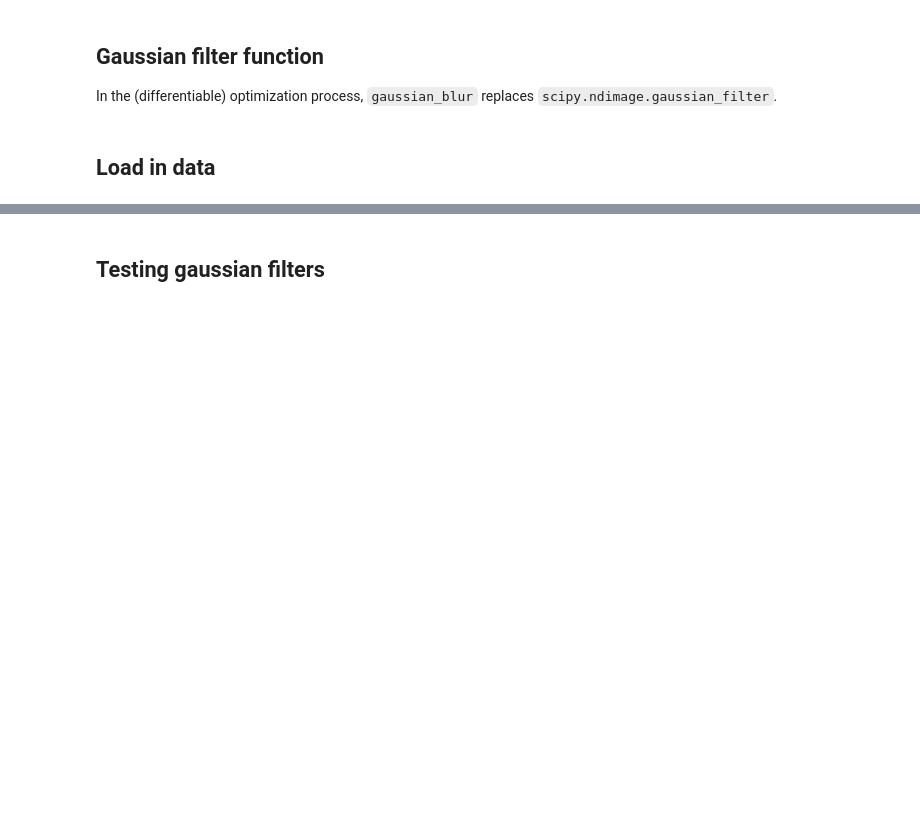
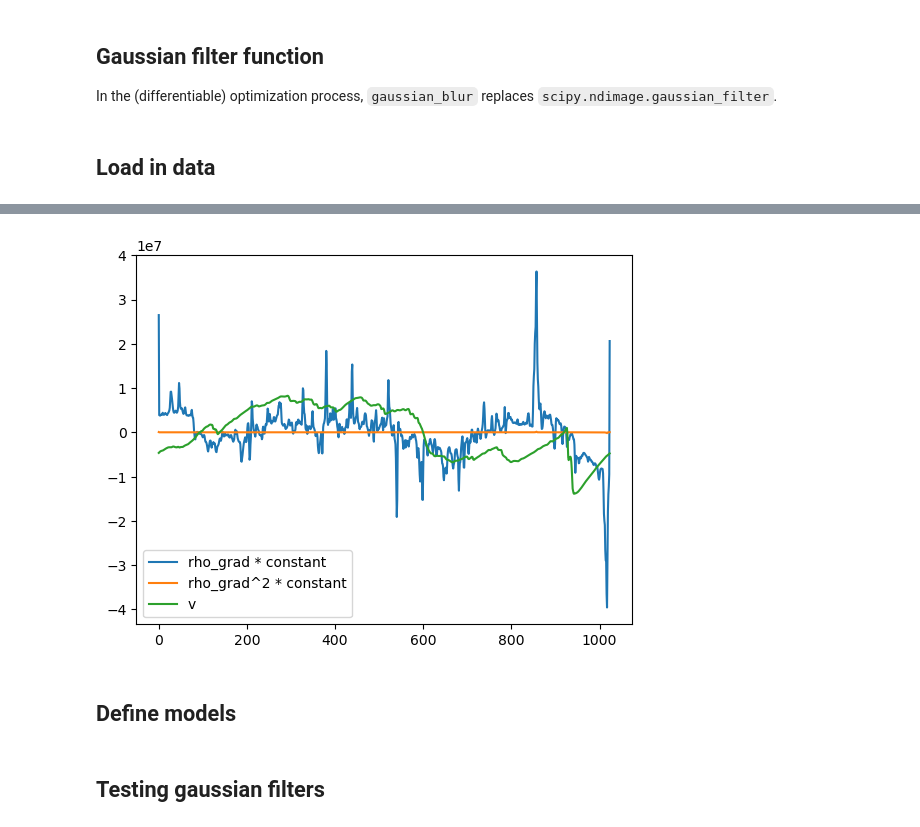
Before and after one commit to Jupiter1994/lya-tf, a Jupyter notebook: lya_fields/DM_to_bary_fitting.ipynb, the cells around one changed output, grey strips where cells are left out. Drawn from its saved outputs; the diff is of its cells as text; code cells hidden in the pictures; blank space fills up the shorter version.

```diff
--- a/lya_fields/DM_to_bary_fitting.ipynb
+++ b/lya_fields/DM_to_bary_fitting.ipynb
@@ -78,6 +78,9 @@ rhob_train = baryon_dens[train_inds]
 temp_train = temperature[train_inds]
 vel_train = baryon_vel[train_inds]
 
+# take one skewer from the training set
+skewer_ind = 512
+
 # test on one skewer
 test_inds = (0, 0, slice(0, 1024))
 rho_test = DM_dens[test_inds]
@@ -95,3 +120,13 @@ rho_grad = np.roll(rho_train, -1, axis=-1) - \
+# %%
+plt.plot(rho_grad[skewer_ind,:] * 7e8, label="rho_grad * constant")
+plt.plot(np.power(rho_grad[skewer_ind,:], 3) * 1e9, label="rho_grad^2 * constant")
+plt.plot(vel_train[skewer_ind,:], label="v")
+plt.legend()
+plt.show()
+# %% [output]
+[figure, added]
+# %% [markdown]
+## Define models
 # %%
 def bary_model(rho, x0, sigma, gamma):
     '''
```
Also changed, not shown: parts of 16 cells of this notebook.
